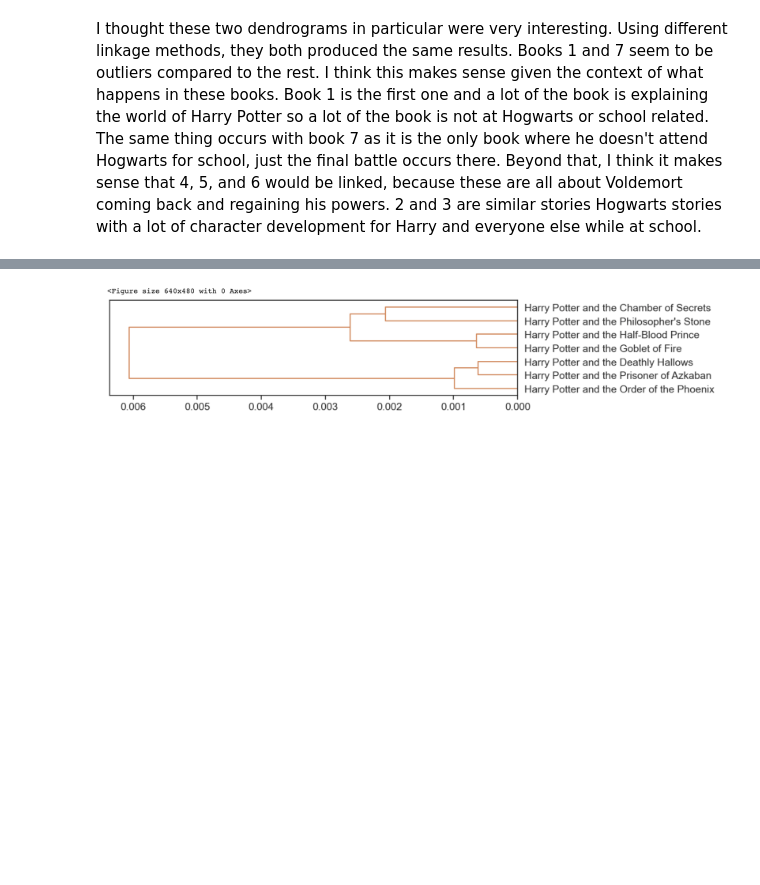
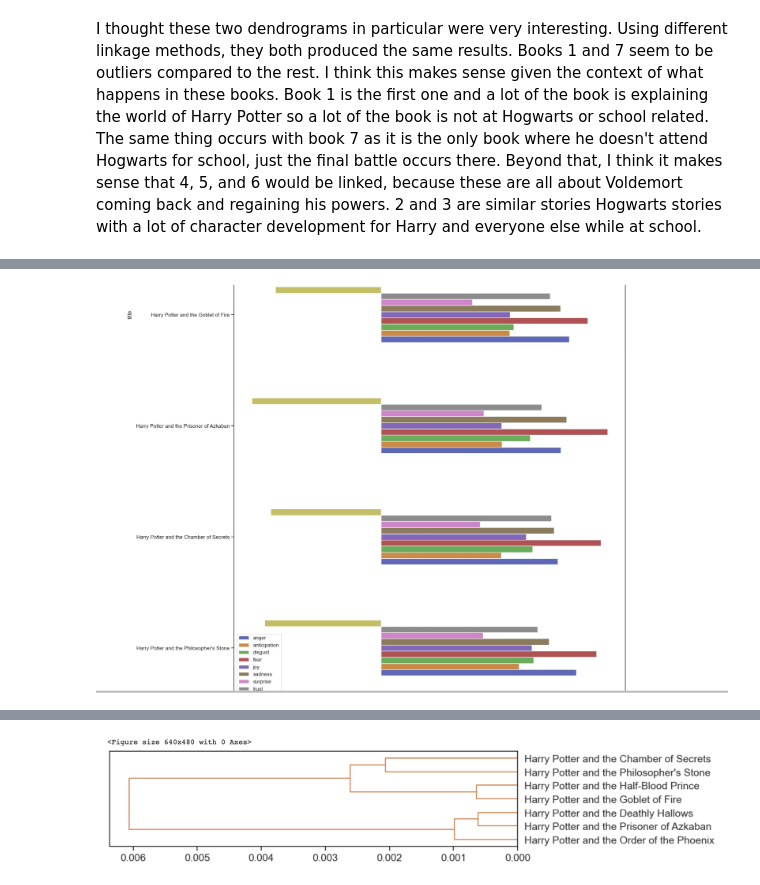
Before and after one commit to cnickol26/HarryPotterDS5001FinalProject, a Jupyter notebook: FINAL_REPORT.ipynb, the cells around one changed output, grey strips where cells are left out. Cells and saved outputs as stored; diff of their text form; code cells hidden in the pictures; blank space fills up the shorter version.

```diff
--- a/FINAL_REPORT.ipynb
+++ b/FINAL_REPORT.ipynb
@@ -64,0 +71,4 @@ I thought these two dendrograms in particular were very interesting. Using diffe
+# %%
+Image(filename="part2emo.jpg")
+# %% [output]
+[figure, added]
```
Also changed, not shown: parts of 22 cells of this notebook.
